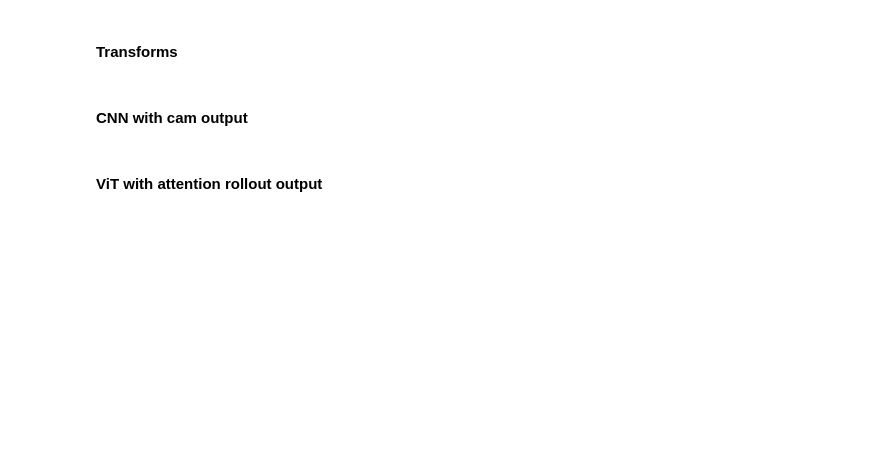
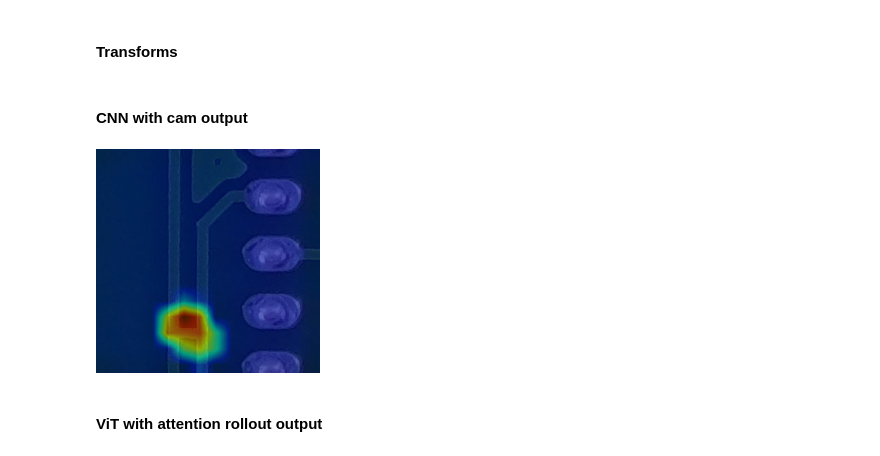
Before and after one commit to lus105/DeepVisionXplain, a Jupyter notebook: notebooks/2.0_Model_inference.ipynb, the cells around one changed output. Saved outputs shown, nothing was run; the diff lists cells and outputs as text; code cells hidden in the pictures; blank space fills up the shorter version.

```diff
--- a/notebooks/2.0_Model_inference.ipynb
+++ b/notebooks/2.0_Model_inference.ipynb
@@ -90,16 +95,21 @@ image_tensor = transform(image).unsqueeze(0).to(device)
 # %%
 cnn_model = CNNCAMMultihead(
     backbone = "torchvision.models/efficientnet_v2_s",
     return_node="features.6.0.block.0",
     multi_head=True
 ).to(device)
-weights = weight_load(ckpt_path="../trained_models/models--DeepVisionXplain--efficientnet_v2_s_downscaled_pcb/", ext=".pth")
+weights = weight_load(
+    ckpt_path="../trained_models/models--DeepVisionXplain--efficientnet_v2_s_downscaled_pcb/",
+    weights_only=True
+)
 cnn_model.load_state_dict(weights)
 cnn_model.eval()
 
 with torch.no_grad():
     out, map = cnn_model(image_tensor)
 display_img_with_map(out, map, image)
+# %% [output]
+[figure, added]
 # %% [markdown]
 #### ViT with attention rollout output
 # %%
```
Also changed, not shown: parts of 3 cells of this notebook, 1 other file.
